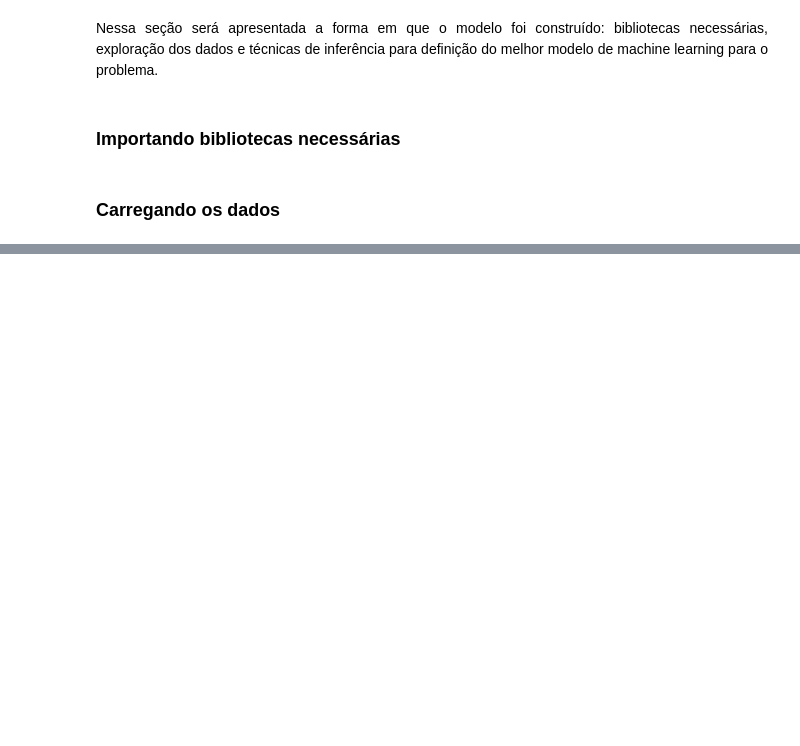
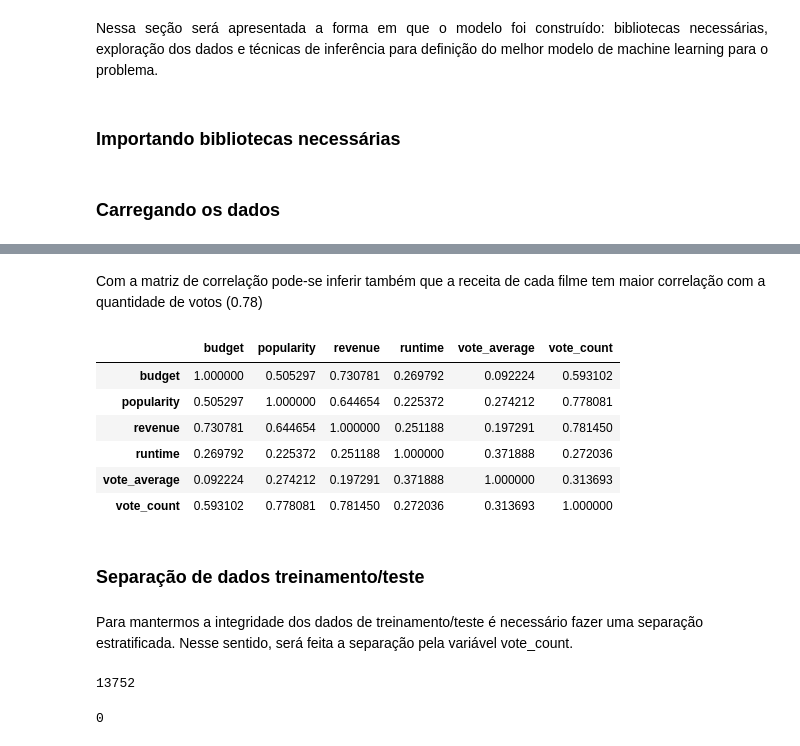
Before and after one commit to pedromtelho/MoviesRevenuePrediction, a Jupyter notebook: MachineLearningProject.ipynb, the cells around one changed output, grey strips where cells are left out. Cells and saved outputs as stored; diff of their text form; code cells hidden in the pictures; blank space fills up the shorter version.

```diff
--- a/MachineLearningProject.ipynb
+++ b/MachineLearningProject.ipynb
@@ -49,0 +120,26 @@ Queremos analisar todos os
+# %%
+correlation_matrix = movies_copy.corr()
+# %% [markdown]
+Com a matriz de correlação pode-se inferir também que a receita de cada filme tem maior correlação com a quantidade de votos (0.78)
+# %%
+correlation_matrix
+# %% [output]
+|  | budget | popularity | revenue | runtime | vote_average | vote_count |
+| budget | 1.000000 | 0.505297 | 0.730781 | 0.269792 | 0.092224 | 0.593102 |
+| popularity | 0.505297 | 1.000000 | 0.644654 | 0.225372 | 0.274212 | 0.778081 |
+| revenue | 0.730781 | 0.644654 | 1.000000 | 0.251188 | 0.197291 | 0.781450 |
+| runtime | 0.269792 | 0.225372 | 0.251188 | 1.000000 | 0.371888 | 0.272036 |
+| vote_average | 0.092224 | 0.274212 | 0.197291 | 0.371888 | 1.000000 | 0.313693 |
+| vote_count | 0.593102 | 0.778081 | 0.781450 | 0.272036 | 0.313693 | 1.000000 |
+# %% [markdown]
+### Separação de dados treinamento/teste
+# %% [markdown]
+Para mantermos a integridade dos dados de treinamento/teste é necessário fazer uma separação estratificada. Nesse sentido, será feita a separação pela variável vote_count.
+# %%
+movies_copy['vote_count'].max()
+# %% [output]
+13752
+# %%
+movies_copy['vote_count'].min()
+# %% [output]
+0
```
Also changed, not shown: parts of 27 cells of this notebook.
